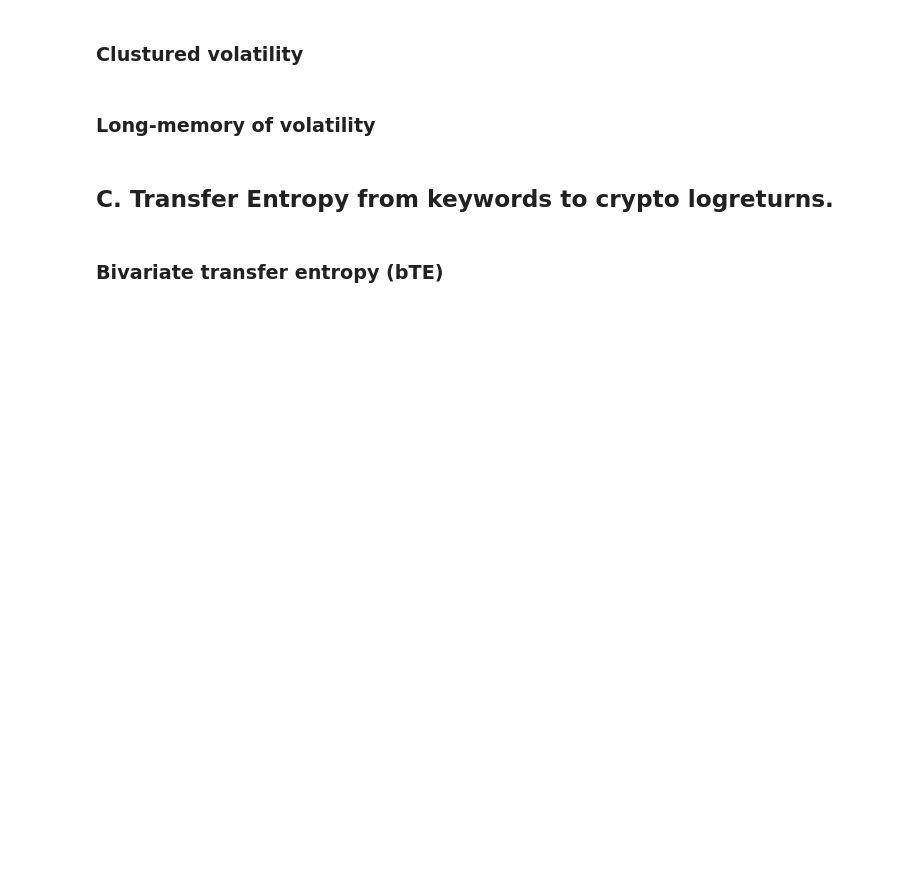
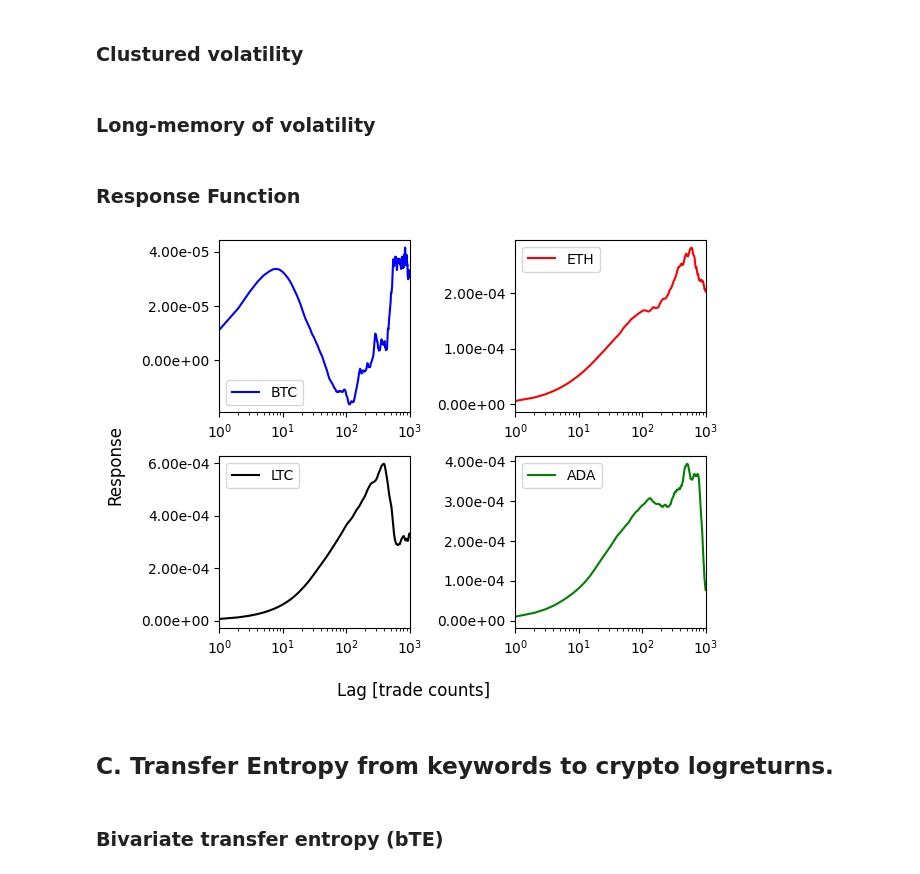
Before and after one commit to joanne-affolter/Financial-big-data, a Jupyter notebook: Results.ipynb, the cells around one changed output. Cells and saved outputs as stored; diff of their text form; code cells hidden in the pictures; blank space fills up the shorter version.

Commit message:
add leadlag plots to results notebook

```diff
--- a/Results.ipynb
+++ b/Results.ipynb
@@ -95,6 +95,12 @@ plot.plot_volatility(df_btc, df_ada, df_eth, df_ltc, time_window = 5)
 ### Long-memory of volatility
 # %%
 plot.acf_volatility(df_btc, df_ada, df_eth, df_ltc, time_window = 5)
+# %% [markdown]
+### Response Function
+# %%
+plot.plot_response_plot()
+# %% [output]
+[figure, added]
 # %% [markdown]
 ## C. Transfer Entropy from keywords to crypto logreturns.
 # %%
```
Also changed, not shown: parts of 4 cells of this notebook, 4 other files.
